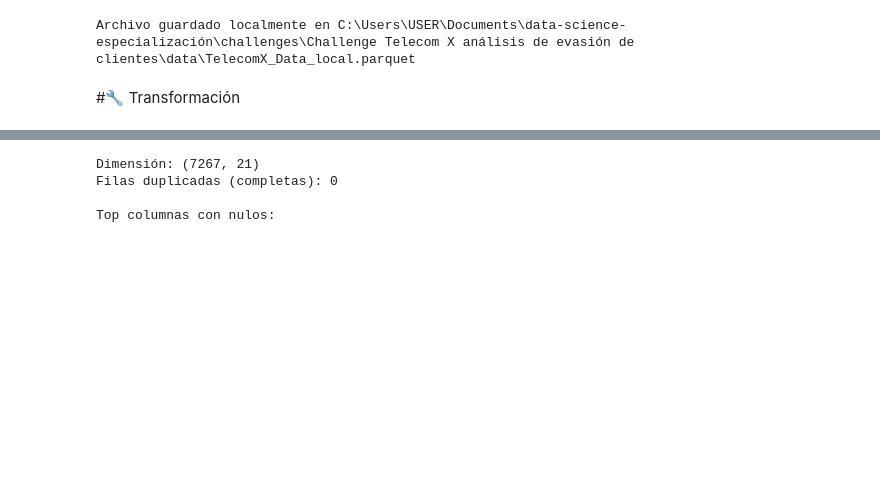
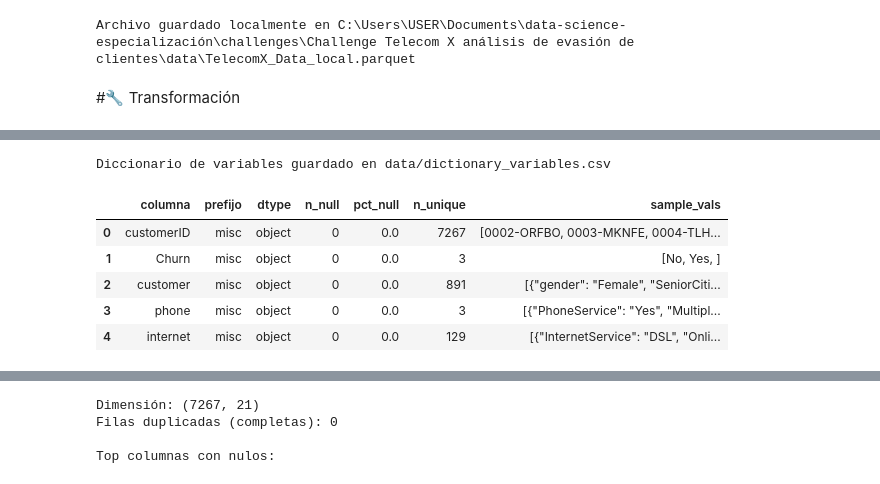
Before and after one commit to Andre-11c/Telecom-X-Analisis-de-Evasion-de-Clientes, a Jupyter notebook: TelecomX_LATAM.ipynb, the cells around one changed output, grey strips where cells are left out. Saved outputs shown, nothing was run; the diff lists cells and outputs as text; code cells hidden in the pictures; blank space fills up the shorter version.

```diff
--- a/TelecomX_LATAM.ipynb
+++ b/TelecomX_LATAM.ipynb
@@ -173,3 +224,74 @@ Name: count, dtype: int64
+# %%
+# Diccionario formal de variables (derivado) - genera data/dictionary_variables.csv
+import pandas as pd
+from pathlib import Path
+import json
+
+# Fallbacks para obtener df si no está en memoria
+if 'df' not in globals():
+    # Intentar cargar transformado
+    t_path = Path('data') / 'TelecomX_transformado.parquet'
+    raw_path = Path('data') / 'TelecomX_Data_local.parquet'
+    if t_path.exists():
+        try:
+            df = pd.read_parquet(t_path)
+            print('df cargado desde', t_path)
+        except Exception as e:
+            print('Error cargando transformado:', e)
+    elif raw_path.exists():
+        try:
+            df = pd.read_parquet(raw_path)
+            print('df cargado desde', raw_path)
+        except Exception as e:
+            print('Error cargando raw local:', e)
+    else:
+        # Último recurso: volver a leer desde URL
+        try:
+            RAW_URL = "https://raw.githubusercontent.com/alura-cursos/challenge2-data-science-LATAM/main/TelecomX_Data.json"
+            df = pd.read_json(RAW_URL)
+            print('df reconstruido desde RAW_URL')
+        except Exception as e:
+            raise RuntimeError('No se pudo reconstruir df para el diccionario.') from e
+
+rows = []
+for col in df.columns:
+    ser = df[col]
+    dtype = str(ser.dtype)
+    n_null = int(ser.isna().sum())
+    # For columns with dicts, convert to string before getting unique values
+    if ser.apply(lambda x: isinstance(x, dict)).any():
+        ser_str = ser.dropna().apply(lambda x: json.dumps(x, ensure_ascii=False) if isinstance(x, dict) else str(x))
+        n_unique = int(ser_str.nunique())
+        sample_vals = ser_str.unique()[:5]
+    else:
+        n_unique = int(ser.nunique(dropna=True))
+        sample_vals = ser.dropna().unique()[:5]
+    # Convert sample values to serializable types
+    sample_serializable = [str(v) for v in sample_vals]
+    prefix = col.split('_')[0] if '_' in col else 'misc'
+    rows.append({
+        'columna': col,
+        'prefijo': prefix,
+        'dtype': dtype,
+        'n_null': n_null,
+        'pct_null': round(n_null/len(df)*100,2),
+        'n_unique': n_unique,
+        'sample_vals': sample_serializable
+    })
+
+var_dict = pd.DataFrame(rows)
+Path('data').mkdir(exist_ok=True)
+var_dict.to_csv('data/dictionary_variables.csv', index=False)
+print('Diccionario de variables guardado en data/dictionary_variables.csv')
+var_dict.head()
+# %% [output]
+Diccionario de variables guardado en data/dictionary_variables.csv
+|  | columna | prefijo | dtype | n_null | pct_null | n_unique | sample_vals |
+| 0 | customerID | misc | object | 0 | 0.0 | 7267 | [0002-ORFBO, 0003-MKNFE, 0004-TLH... |
+| 1 | Churn | misc | object | 0 | 0.0 | 3 | [No, Yes, ] |
+| 2 | customer | misc | object | 0 | 0.0 | 891 | [{"gender": "Female", "SeniorCiti... |
+| 3 | phone | misc | object | 0 | 0.0 | 3 | [{"PhoneService": "Yes", "Multipl... |
+| 4 | internet | misc | object | 0 | 0.0 | 129 | [{"InternetService": "DSL", "Onli... |
 # %%
 # === Exploración y selección preliminar de variables para evasión (churn) ===
 import pandas as pd
```
Also changed, not shown: parts of 18 cells of this notebook, 10 other files.
